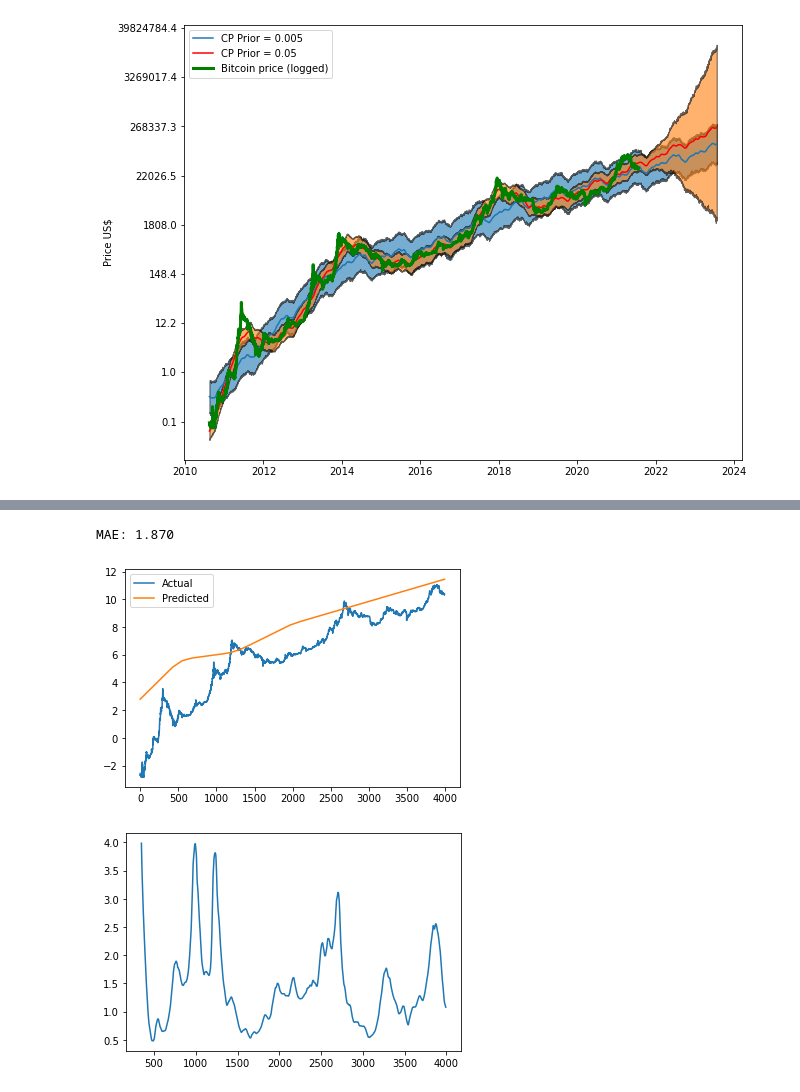
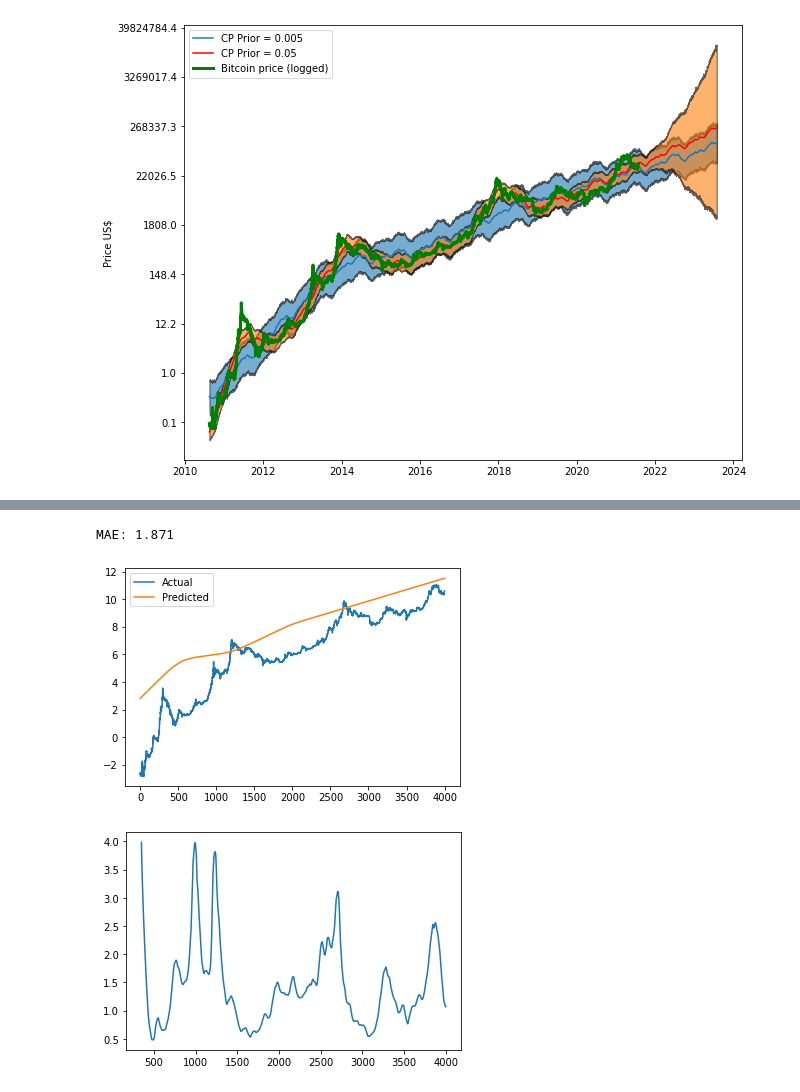
Before and after one commit to pedroafleite/btc-eth-risk-assessment, a Jupyter notebook: prophet.ipynb, the cells around one changed output, grey strips where cells are left out. Cells and saved outputs as stored; diff of their text form; code cells hidden in the pictures.

```diff
--- a/prophet.ipynb
+++ b/prophet.ipynb
@@ -139,17 +135,17 @@ from sklearn.metrics import mean_absolute_error
 # %%
 # calculate MAE between expected and predicted values for June
 y_true = bitcoin['y'].values
-y_pred = output['trend_x'][-3994:].values
+y_pred = output['trend_x'][-bitcoin['y'].shape[0]:].values
 mae = mean_absolute_error(y_true, y_pred)
 print('MAE: %.3f' % mae)
 # plot expected vs actual
 plt.plot(y_true, label='Actual')
 plt.plot(y_pred, label='Predicted')
 plt.legend()
 plt.show()
 # %% [output]
-MAE: 1.870
+MAE: 1.871
-[figure, old version]
+[figure, new version]
 # %%
 bitcoin['50SMA'] = bitcoin.Value.rolling(window=50).mean()
 bitcoin['350SMA'] = bitcoin.Value.rolling(window=350).mean()
```
Also changed, not shown: parts of 9 cells of this notebook.
